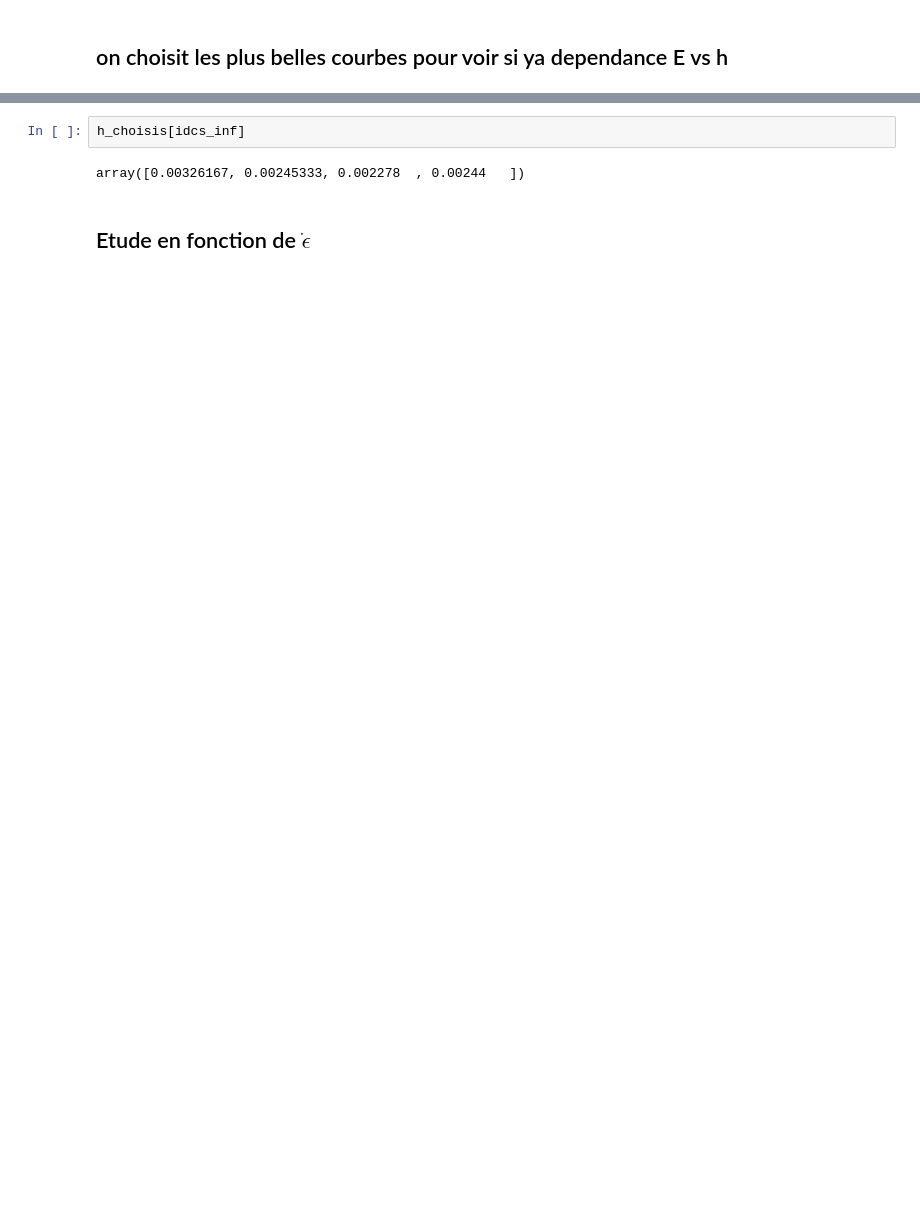
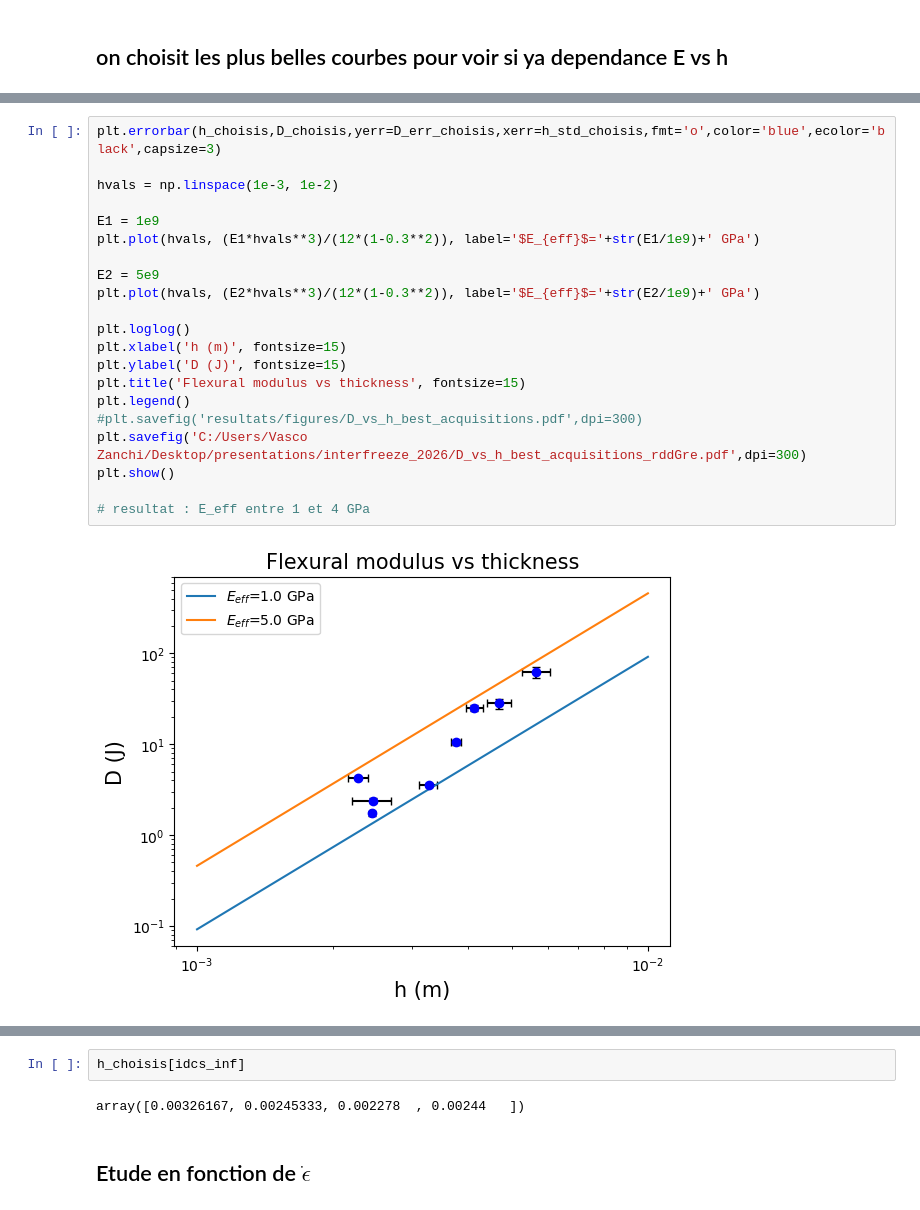
Before and after one commit to Turbotice/icewave, a Jupyter notebook: icewave/vasco/cold_room/Summary/dispersion_relations/summary_rdd.ipynb, the cells around one changed output, grey strips where cells are left out. Drawn from its saved outputs; the diff is of its cells as text; blank space fills up the shorter version.

```diff
--- a/icewave/vasco/cold_room/Summary/dispersion_relations/summary_rdd.ipynb
+++ b/icewave/vasco/cold_room/Summary/dispersion_relations/summary_rdd.ipynb
@@ -659,6 +709,29 @@ plt.show()
 1.448548794500709
 [1.32650989e+08] [[1.56914762e+15]]
 [figure]
+# %%
+plt.errorbar(h_choisis,D_choisis,yerr=D_err_choisis,xerr=h_std_choisis,fmt='o',color='blue',ecolor='black',capsize=3)
+
+hvals = np.linspace(1e-3, 1e-2)
+
+E1 = 1e9
+plt.plot(hvals, (E1*hvals**3)/(12*(1-0.3**2)), label='$E_{eff}$='+str(E1/1e9)+' GPa')
+
+E2 = 5e9
+plt.plot(hvals, (E2*hvals**3)/(12*(1-0.3**2)), label='$E_{eff}$='+str(E2/1e9)+' GPa')
+
+plt.loglog()
+plt.xlabel('h (m)', fontsize=15)
+plt.ylabel('D (J)', fontsize=15)
+plt.title('Flexural modulus vs thickness', fontsize=15)
+plt.legend()
+#plt.savefig('resultats/figures/D_vs_h_best_acquisitions.pdf',dpi=300)
+plt.savefig('C:/Users/Vasco Zanchi/Desktop/presentations/interfreeze_2026/D_vs_h_best_acquisitions_rddGre.pdf',dpi=300)
+plt.show()
+
+# resultat : E_eff entre 1 et 4 GPa
+# %% [output]
+[figure, added]
 # %%
 D_err_choisis
 # %% [output]
```
Also changed, not shown: parts of 11 cells of this notebook, 7 other files.
